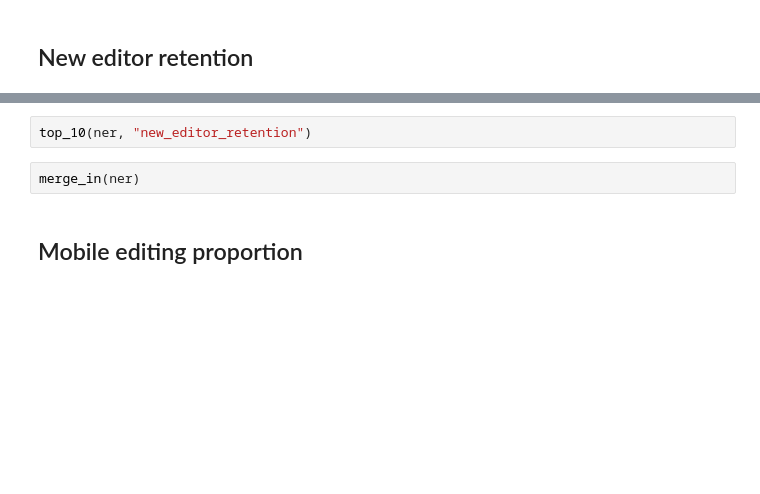
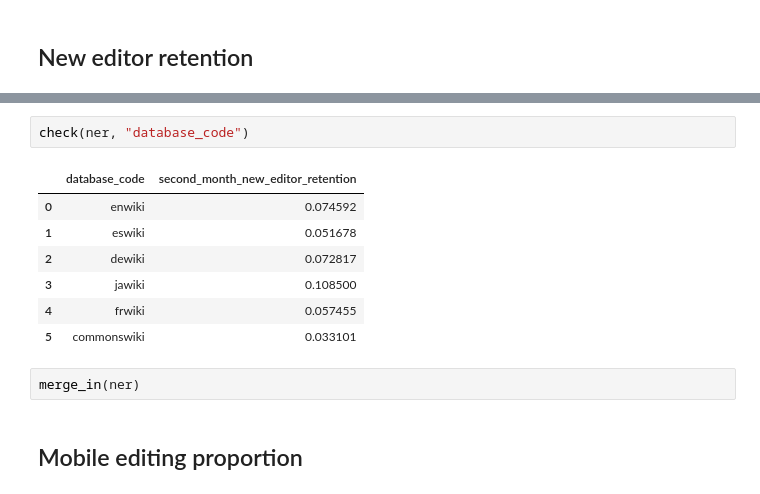
Before and after one commit to wikimedia-research/wiki-comparison, a Jupyter notebook: data-collection/data-collection.ipynb, the cells around one changed output, grey strips where cells are left out. Drawn from its saved outputs; the diff is of its cells as text; blank space fills up the shorter version.

```diff
--- a/data-collection/data-collection.ipynb
+++ b/data-collection/data-collection.ipynb
@@ -143,5 +214,13 @@ ner = wmf.hive.run(
-# %%
-top_10(ner, "new_editor_retention")
+# %%
+check(ner, "database_code")
+# %% [output]
+|  | database_code | second_month_new_editor_retention |
+| 0 | enwiki | 0.074592 |
+| 1 | eswiki | 0.051678 |
+| 2 | dewiki | 0.072817 |
+| 3 | jawiki | 0.108500 |
+| 4 | frwiki | 0.057455 |
+| 5 | commonswiki | 0.033101 |
 # %%
 merge_in(ner)
 # %% [markdown]
```
Also changed, not shown: parts of 98 cells of this notebook, 2 other files.
